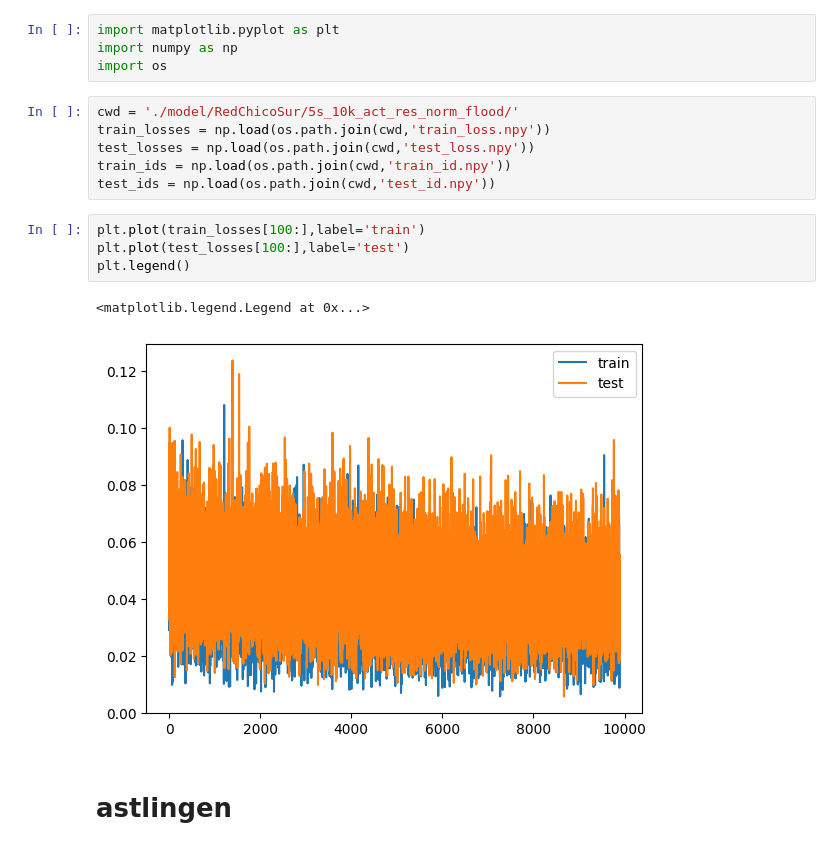
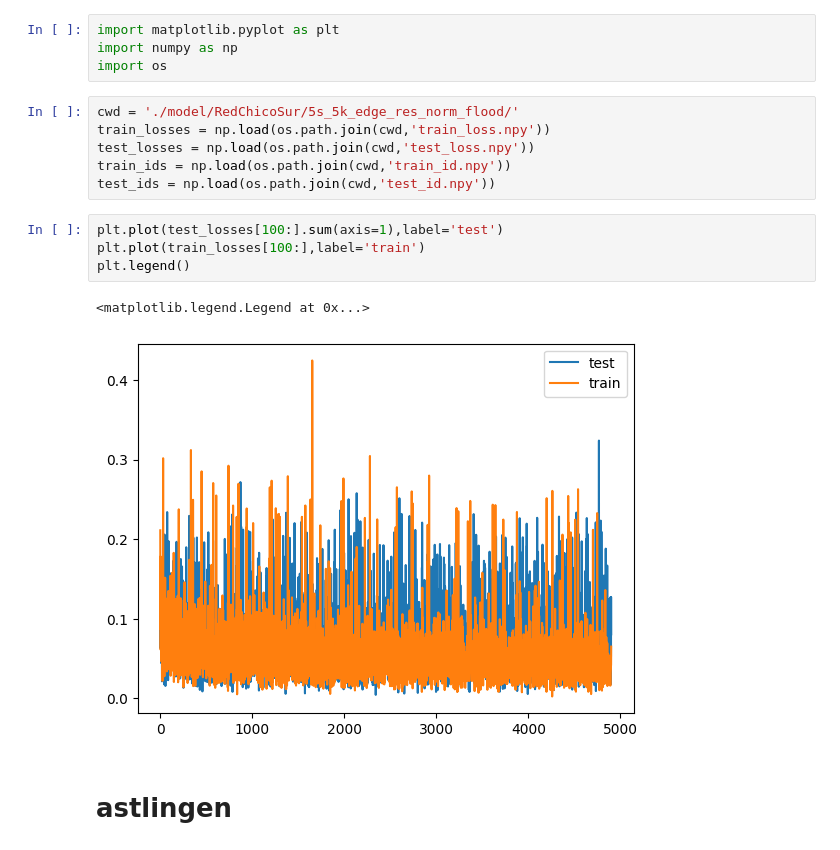
Before and after one commit to Zhiyu014/GNN-UDS, a Jupyter notebook: surrogate/test.ipynb, the cells around one changed output. Saved outputs shown, nothing was run; the diff lists cells and outputs as text.

```diff
--- a/surrogate/test.ipynb
+++ b/surrogate/test.ipynb
@@ -340,18 +426,18 @@ import matplotlib.pyplot as plt
 import numpy as np
 import os
 # %%
-cwd = './model/RedChicoSur/5s_10k_act_res_norm_flood/'
+cwd = './model/RedChicoSur/5s_5k_edge_res_norm_flood/'
 train_losses = np.load(os.path.join(cwd,'train_loss.npy'))
 test_losses = np.load(os.path.join(cwd,'test_loss.npy'))
 train_ids = np.load(os.path.join(cwd,'train_id.npy'))
 test_ids = np.load(os.path.join(cwd,'test_id.npy'))
 # %%
+plt.plot(test_losses[100:].sum(axis=1),label='test')
 plt.plot(train_losses[100:],label='train')
-plt.plot(test_losses[100:],label='test')
 plt.legend()
 # %% [output]
 <matplotlib.legend.Legend at 0x...>
-[figure, old version]
+[figure, new version]
 # %% [markdown]
 # astlingen
 # %%
```
Also changed, not shown: parts of 25 cells of this notebook, 28 other files.
